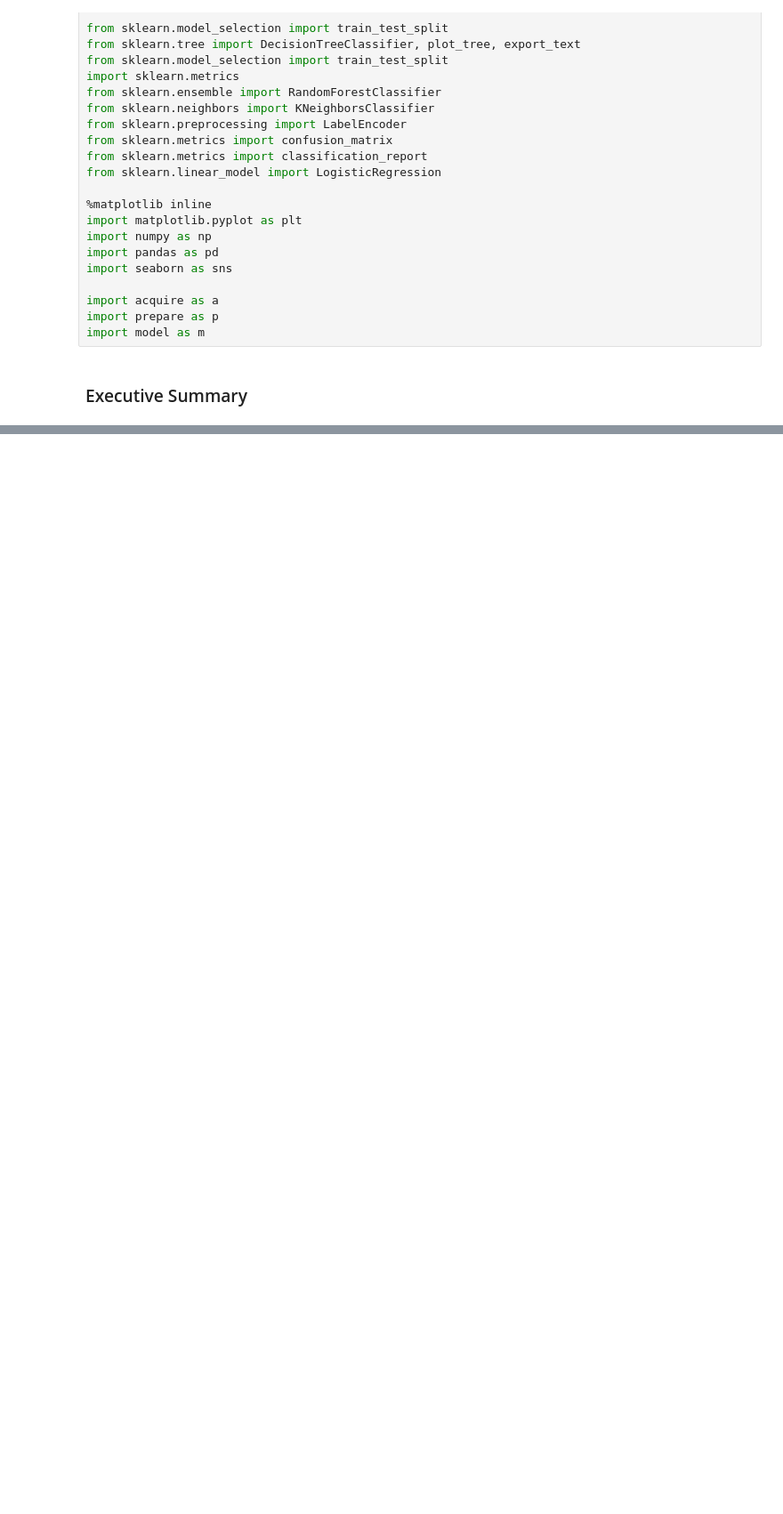
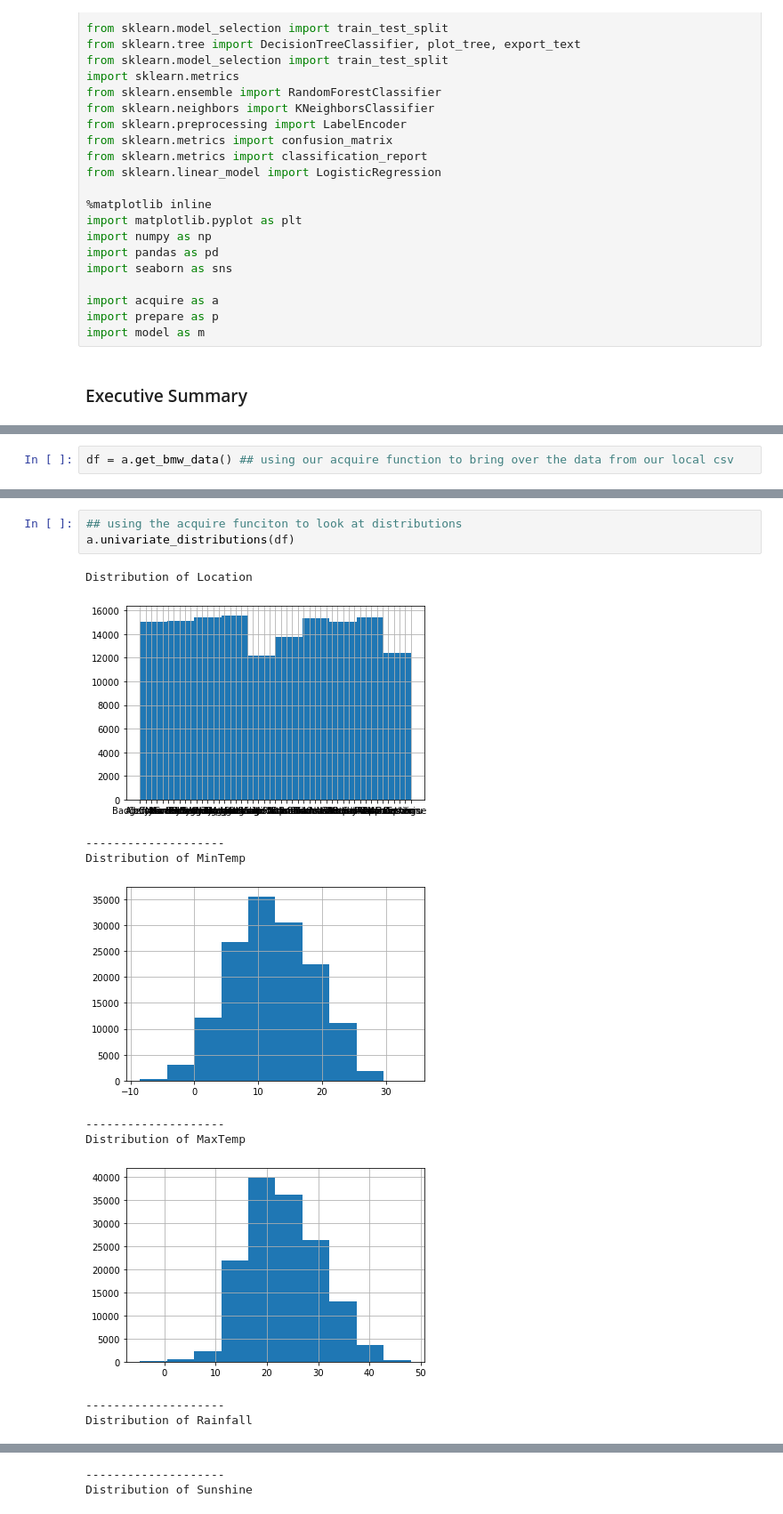
Before and after one commit to ForrestMccrosky/Rainfall_Australia, a Jupyter notebook: Final_Report_AustralianRainfall.ipynb, the cells around one changed output, grey strips where cells are left out. Shown at 89% size. Cells and saved outputs as stored; diff of their text form; blank space fills up the shorter version.

Commit message:
finished coding for final report with functions implemented. need to add markdown and takeaways

```diff
--- a/Final_Report_AustralianRainfall.ipynb
+++ b/Final_Report_AustralianRainfall.ipynb
@@ -55,0 +64,2 @@ Link to dataset: https://www.kaggle.com/jsphyg/weather-dataset-rattle-package?se
+# %%
+df = a.get_bmw_data() ## using our acquire function to bring over the data from our local csv
@@ -55,0 +144,14 @@ Link to dataset: https://www.kaggle.com/jsphyg/weather-dataset-rattle-package?se
+# %%
+## using the acquire funciton to look at distributions
+a.univariate_distributions(df)
+# %% [output]
+Distribution of Location
+[figure, added]
+--------------------
+Distribution of MinTemp
+[figure, added]
+--------------------
+Distribution of MaxTemp
+[figure, added]
+--------------------
+Distribution of Rainfall
@@ -55,0 +159,2 @@ Link to dataset: https://www.kaggle.com/jsphyg/weather-dataset-rattle-package?se
+--------------------
+Distribution of Sunshine
```
Also changed, not shown: parts of 71 cells of this notebook.
